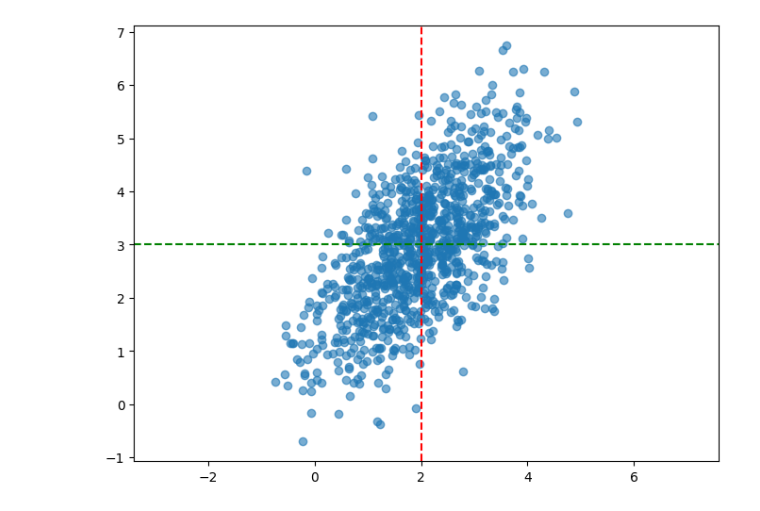
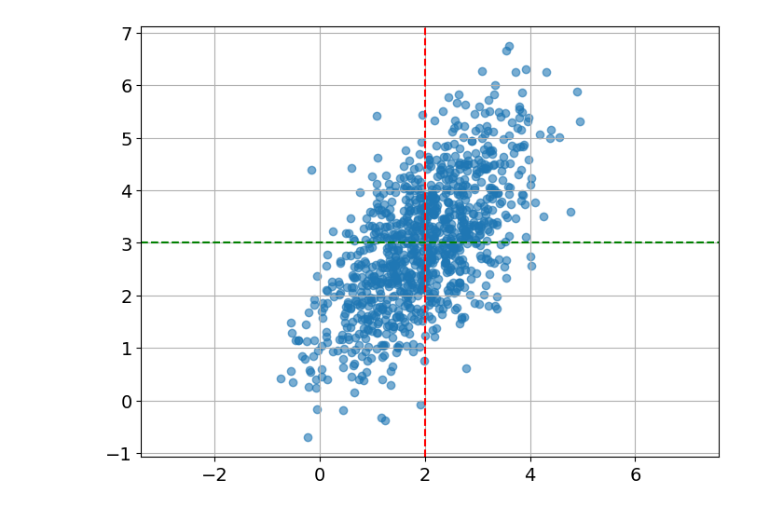
Before and after one commit to mateoveega/MCMC-MonteCarlo-TFG, a Jupyter notebook: cap1/boxmuller_polar.ipynb, the cells around one changed output. Saved outputs shown, nothing was run; the diff lists cells and outputs as text; code cells hidden in the pictures.

```diff
--- a/cap1/boxmuller_polar.ipynb
+++ b/cap1/boxmuller_polar.ipynb
@@ -18,24 +26,26 @@ from samplers import box_muller
 # %%
 vector_medias = np.array([2, 3])
 matriz_covarianza = np.array([[1.0, 0.8], [0.8, 1.5]])
 num_muestras = 1000
 descomposicion_cholesky = np.linalg.cholesky(matriz_covarianza)
 dimension = vector_medias.shape[0]
 
 muestras_normales = box_muller(dimension, num_muestras)
 muestras_transformadas = vector_medias[:, np.newaxis] + descomposicion_cholesky @ muestras_normales.T
 muestras_finales = muestras_transformadas.T
 
 plt.figure(figsize=(8, 6))
 plt.scatter(muestras_finales[:, 0], muestras_finales[:, 1], alpha=0.6)
 
 plt.axvline(vector_medias[0], linestyle='--', color='r')
 plt.axhline(vector_medias[1], linestyle='--', color='g')
 plt.axis('equal')
+plt.grid(True)
+plt.tick_params(axis='both', labelsize=14)
 plt.savefig("NORMAL_MULTIVARIANTE_boxmuller.pdf")
 plt.show()
 # %% [output]
-[figure, old version]
+[figure, new version]
 # %%
 from google.colab import files
 files.download("NORMAL_MULTIVARIANTE_boxmuller.pdf")
```
Also changed, not shown: parts of 1 cell of this notebook.
